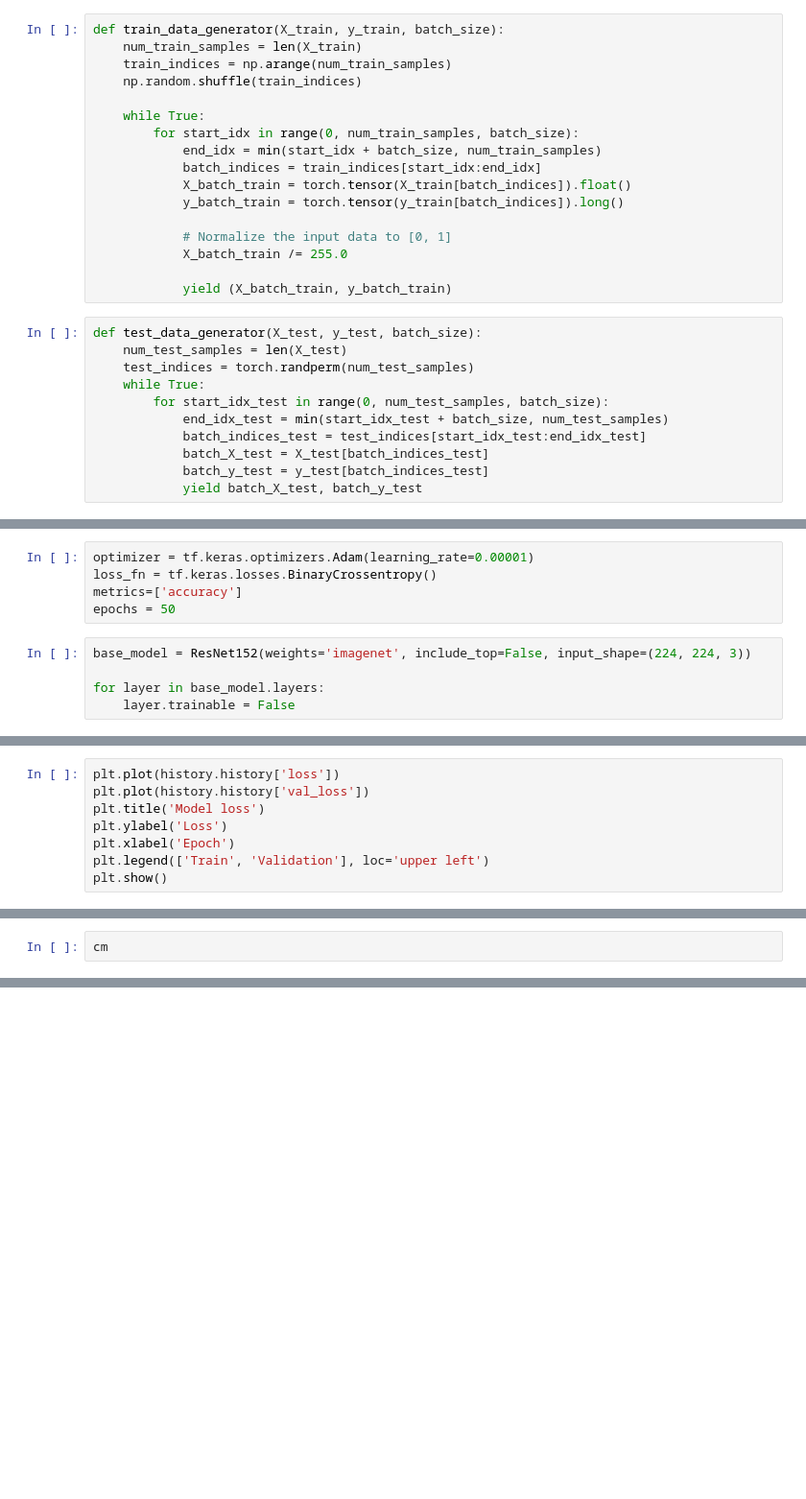
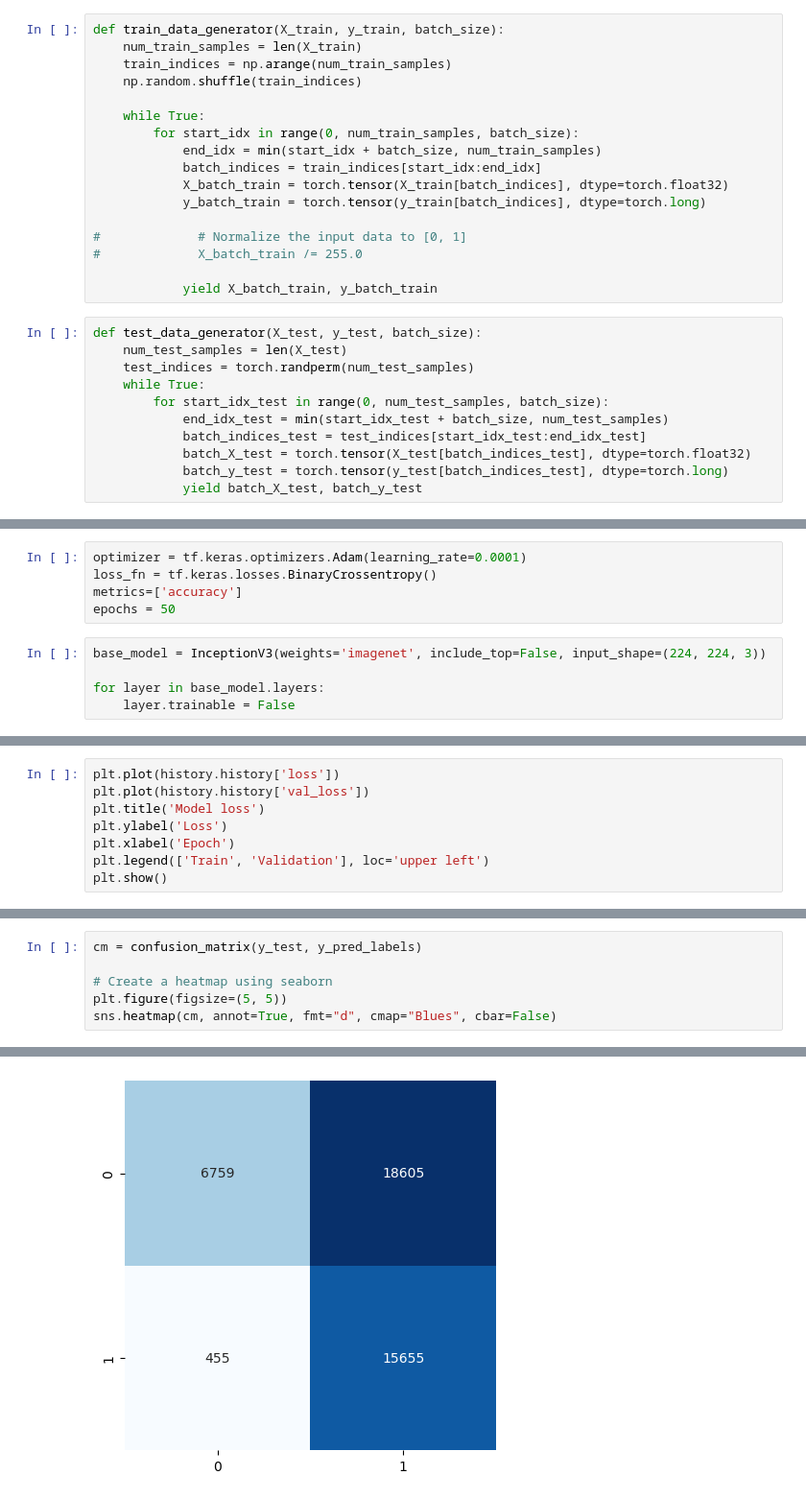
Before and after one commit to smileshey/Subaru-Seattle, a Jupyter notebook: VGG16 Mode binary.ipynb, the cells around one changed output, grey strips where cells are left out. Shown at 96% size. Saved outputs shown, nothing was run; the diff lists cells and outputs as text; blank space fills up the shorter version.

Commit message:
InceptionV3 innit

```diff
--- a/VGG16 Mode binary.ipynb
+++ b/VGG16 Mode binary.ipynb
@@ -215,13 +205,13 @@ def train_data_generator(X_train, y_train, batch_size):
         for start_idx in range(0, num_train_samples, batch_size):
             end_idx = min(start_idx + batch_size, num_train_samples)
             batch_indices = train_indices[start_idx:end_idx]
-            X_batch_train = torch.tensor(X_train[batch_indices]).float()
-            y_batch_train = torch.tensor(y_train[batch_indices]).long()
+            X_batch_train = torch.tensor(X_train[batch_indices], dtype=torch.float32)
+            y_batch_train = torch.tensor(y_train[batch_indices], dtype=torch.long)
 
-            # Normalize the input data to [0, 1]
-            X_batch_train /= 255.0
+#             # Normalize the input data to [0, 1]
+#             X_batch_train /= 255.0
 
-            yield (X_batch_train, y_batch_train)
+            yield X_batch_train, y_batch_train
 # %%
 def test_data_generator(X_test, y_test, batch_size):
     num_test_samples = len(X_test)
@@ -230,8 +220,8 @@ def test_data_generator(X_test, y_test, batch_size):
         for start_idx_test in range(0, num_test_samples, batch_size):
             end_idx_test = min(start_idx_test + batch_size, num_test_samples)
             batch_indices_test = test_indices[start_idx_test:end_idx_test]
-            batch_X_test = X_test[batch_indices_test]
-            batch_y_test = y_test[batch_indices_test]
+            batch_X_test = torch.tensor(X_test[batch_indices_test], dtype=torch.float32)
+            batch_y_test = torch.tensor(y_test[batch_indices_test], dtype=torch.long)
             yield batch_X_test, batch_y_test
 # %%
 batch_size = 32
@@ -243,12 +233,12 @@ val_steps = len(X_test) // batch_size
 # %% [markdown]
 ### Instantiating VGG16 Model (TensorFlow)
 # %%
-optimizer = tf.keras.optimizers.Adam(learning_rate=0.00001)
+optimizer = tf.keras.optimizers.Adam(learning_rate=0.0001)
 loss_fn = tf.keras.losses.BinaryCrossentropy()
 metrics=['accuracy']
 epochs = 50
 # %%
-base_model = ResNet152(weights='imagenet', include_top=False, input_shape=(224, 224, 3))
+base_model = InceptionV3(weights='imagenet', include_top=False, input_shape=(224, 224, 3))
 
 for layer in base_model.layers:
     layer.trainable = False
@@ -476,2 +512,7 @@ cm = confusion_matrix(y_test, y_pred_labels)
 # %%
-cm
+cm = confusion_matrix(y_test, y_pred_labels)
+
+# Create a heatmap using seaborn
+plt.figure(figsize=(5, 5))
+sns.heatmap(cm, annot=True, fmt="d", cmap="Blues", cbar=False)
+# %% [output]
@@ -477,0 +520 @@ cm
+[figure, added]
```
Also changed, not shown: parts of 28 cells of this notebook, 1 other file.
